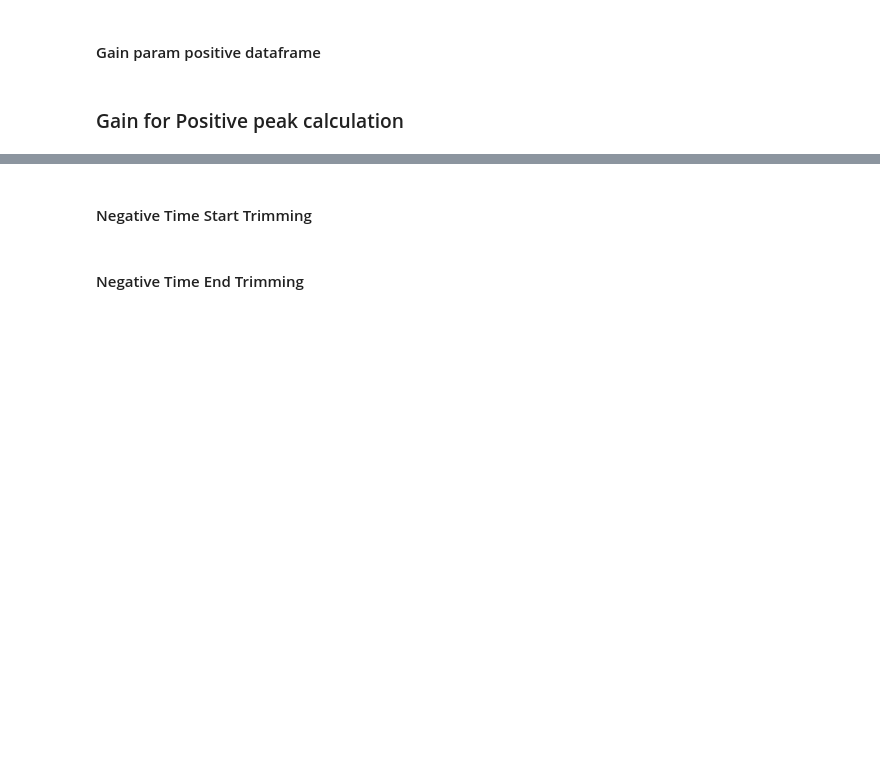
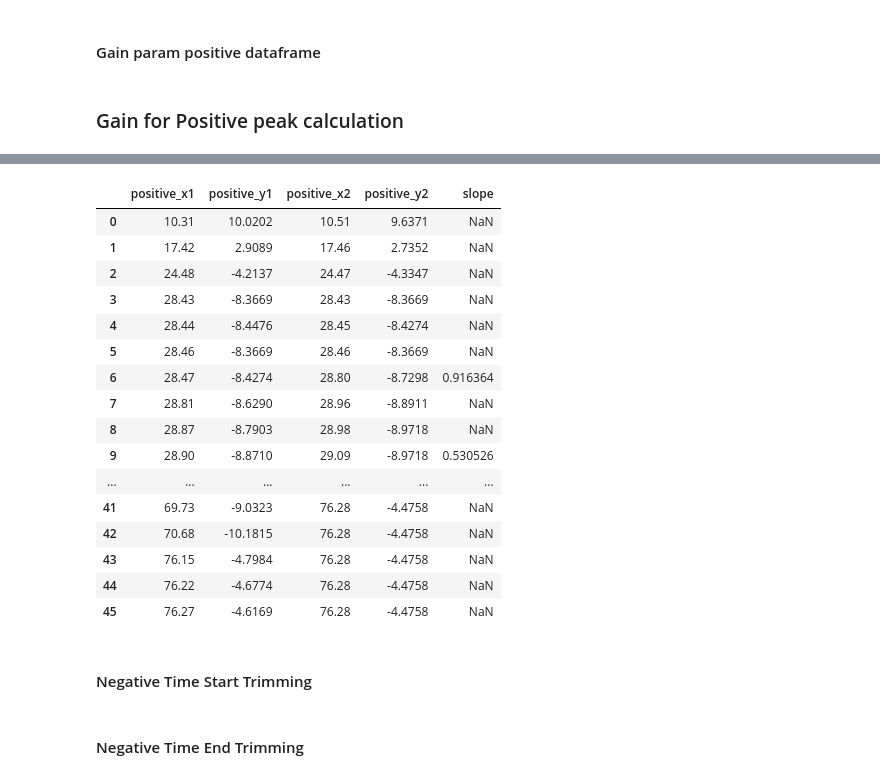
Before and after one commit to jamesleocodes/eye_movement, a Jupyter notebook: gain/gain_calc.ipynb, the cells around one changed output, grey strips where cells are left out. Saved outputs shown, nothing was run; the diff lists cells and outputs as text; code cells hidden in the pictures; blank space fills up the shorter version.

```diff
--- a/gain/gain_calc.ipynb
+++ b/gain/gain_calc.ipynb
@@ -422,0 +458,4 @@ data= pd.read_excel(data_path)
+# %%
+# Rename columns
+data = data_13.rename(columns={data_13.columns.values[0]:"Position",
+                               data_13.columns.values[1]:'Time'})
@@ -498,3 +553,23 @@ print(average_positive_slope)
+# %%
+param_gain_positive_final
+# %% [output]
+|  | positive_x1 | positive_y1 | positive_x2 | positive_y2 | slope |
+| 0 | 10.31 | 10.0202 | 10.51 | 9.6371 | NaN |
+| 1 | 17.42 | 2.9089 | 17.46 | 2.7352 | NaN |
+| 2 | 24.48 | -4.2137 | 24.47 | -4.3347 | NaN |
+| 3 | 28.43 | -8.3669 | 28.43 | -8.3669 | NaN |
+| 4 | 28.44 | -8.4476 | 28.45 | -8.4274 | NaN |
+| 5 | 28.46 | -8.3669 | 28.46 | -8.3669 | NaN |
+| 6 | 28.47 | -8.4274 | 28.80 | -8.7298 | 0.916364 |
+| 7 | 28.81 | -8.6290 | 28.96 | -8.8911 | NaN |
+| 8 | 28.87 | -8.7903 | 28.98 | -8.9718 | NaN |
+| 9 | 28.90 | -8.8710 | 29.09 | -8.9718 | 0.530526 |
+| ... | ... | ... | ... | ... | ... |
+| 41 | 69.73 | -9.0323 | 76.28 | -4.4758 | NaN |
+| 42 | 70.68 | -10.1815 | 76.28 | -4.4758 | NaN |
+| 43 | 76.15 | -4.7984 | 76.28 | -4.4758 | NaN |
+| 44 | 76.22 | -4.6774 | 76.28 | -4.4758 | NaN |
+| 45 | 76.27 | -4.6169 | 76.28 | -4.4758 | NaN |
 # %% [markdown]
 #### Negative Time Start Trimming
 # %%
```
Also changed, not shown: parts of 26 cells of this notebook, 2 other files.
